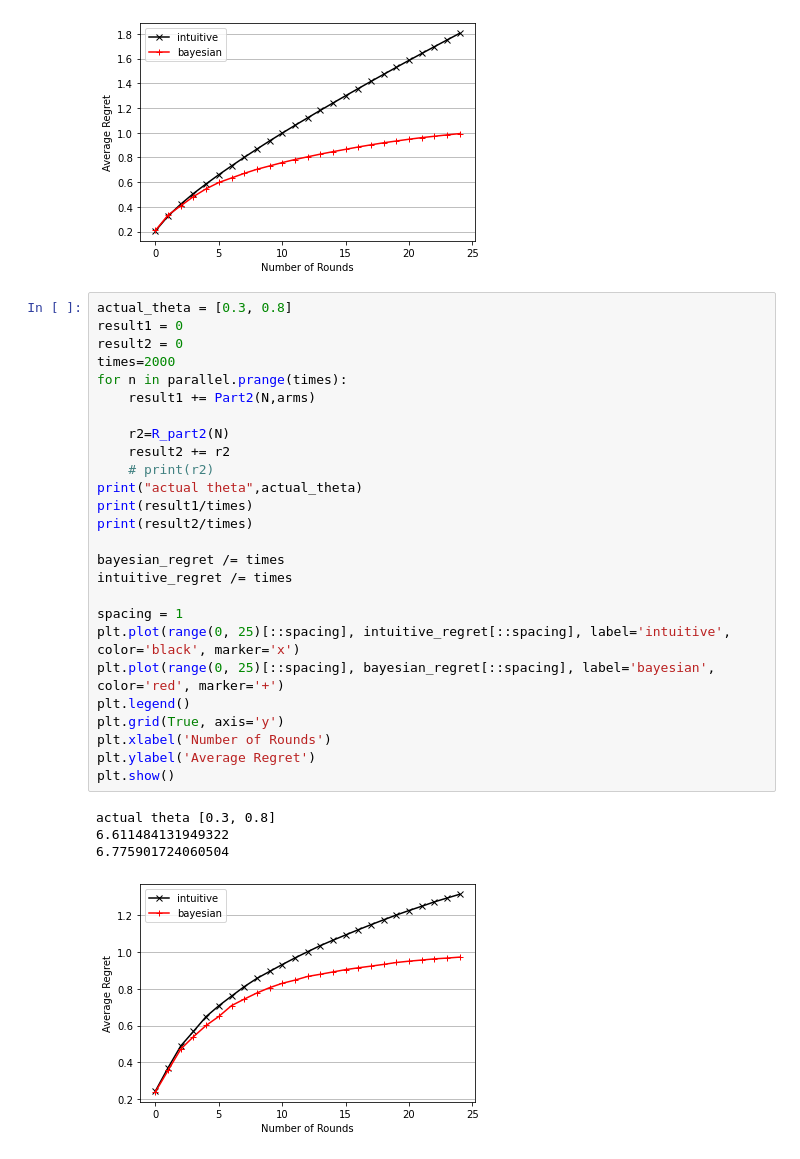
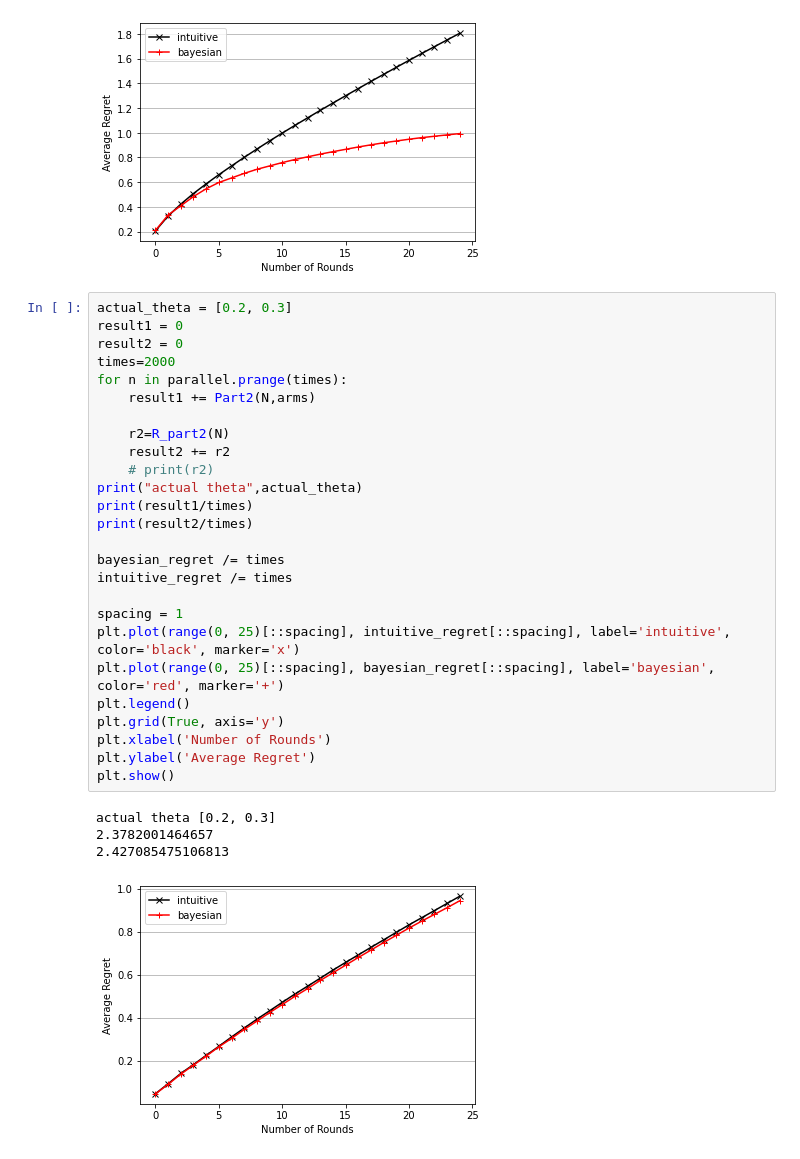
Before and after one commit to rhfeiyang/si140-project, a Jupyter notebook: part2.ipynb, the cells around one changed output. Cells and saved outputs as stored; diff of their text form.

```diff
--- a/part2.ipynb
+++ b/part2.ipynb
@@ -185,33 +185,33 @@ actual theta [0.6, 1]
 8.665570669952272
 [figure]
 # %%
-actual_theta = [0.3, 0.8]
+actual_theta = [0.2, 0.3]
 result1 = 0
 result2 = 0
 times=2000
 for n in parallel.prange(times):
     result1 += Part2(N,arms)
 
     r2=R_part2(N)
     result2 += r2
     # print(r2)
 print("actual theta",actual_theta)
 print(result1/times)
 print(result2/times)
 
 bayesian_regret /= times
 intuitive_regret /= times
 
 spacing = 1
 plt.plot(range(0, 25)[::spacing], intuitive_regret[::spacing], label='intuitive', color='black', marker='x')
 plt.plot(range(0, 25)[::spacing], bayesian_regret[::spacing], label='bayesian', color='red', marker='+')
 plt.legend()
 plt.grid(True, axis='y')
 plt.xlabel('Number of Rounds')
 plt.ylabel('Average Regret')
 plt.show()
 # %% [output]
-actual theta [0.3, 0.8]
-6.611484131949322
-6.775901724060504
+actual theta [0.2, 0.3]
+2.3782001464657
+2.427085475106813
-[figure, old version]
+[figure, new version]
```
Also changed, not shown: parts of 1 cell of this notebook.
